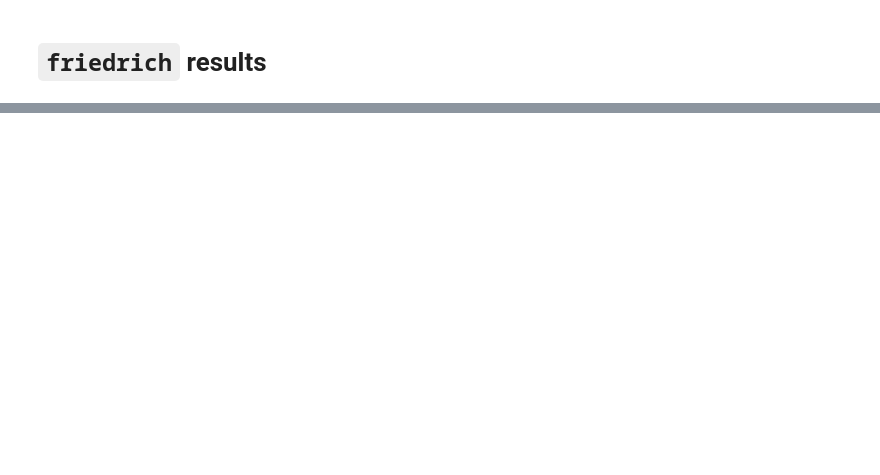
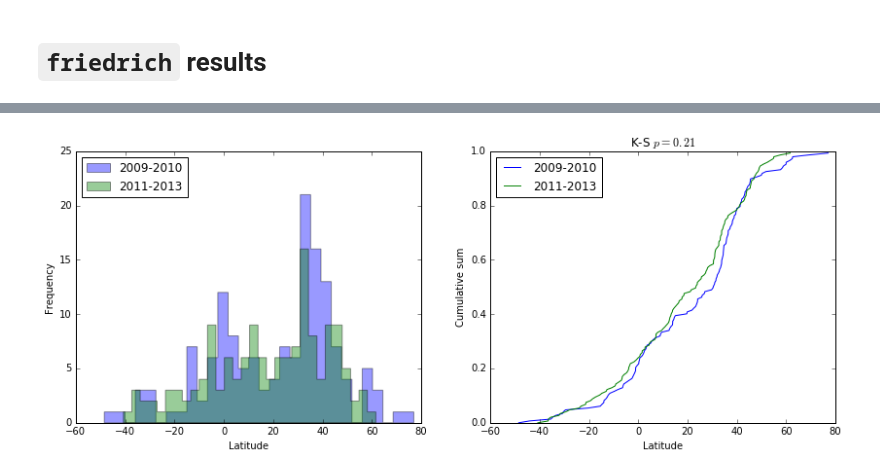
Before and after one commit to bmorris3/friedrich, a Jupyter notebook: hat11/results.ipynb, the cells around one changed output, grey strips where cells are left out. Drawn from its saved outputs; the diff is of its cells as text; code cells hidden in the pictures; blank space fills up the shorter version.

Commit message:
Second hyak run (corrected commit)

```diff
--- a/hat11/results.ipynb
+++ b/hat11/results.ipynb
@@ -18,0 +153,44 @@ ImportError: No module named 'corner'
+# %%
+all_lats = []
+all_lons = []
+all_amps = []
+for transit in transits:
+    for spot in transit.spots:
+        latitude, longitude = times_to_occulted_lat_lon(np.array([spot.t0.value]),
+                                                        transit_params)
+        all_lats.append(latitude)
+        all_lons.append(longitude)
+        all_amps.append(spot.amplitude.value)
+all_lats = np.array(all_lats)
+all_lons = np.array(all_lons)
+all_amps = np.array(all_amps)
+# %%
+strong_lats = all_lats[np.median(all_amps) < all_amps]
+fig, ax = plt.subplots(1, 2, figsize=(14, 5))
+first_half_strong_lats = strong_lats[:int(0.5*len(strong_lats))]
+second_half_strong_lats = strong_lats[-len(first_half_strong_lats):]
+
+nbins = 30
+ax[0].hist(np.degrees(first_half_strong_lats), nbins, histtype='stepfilled',
+           facecolor='b', alpha=0.4, label='2009-2010')
+ax[0].hist(np.degrees(second_half_strong_lats), nbins, histtype='stepfilled',
+           facecolor='g', alpha=0.4, label='2011-2013')
+
+def cumdist(Z):
+    N = len(Z)
+    return np.sort(Z.ravel()), np.arange(N)/N
+
+ax[1].plot(*cumdist(np.degrees(first_half_strong_lats)), label='2009-2010')
+ax[1].plot(*cumdist(np.degrees(second_half_strong_lats)), label='2011-2013')
+
+from scipy.stats import ks_2samp
+ks = ks_2samp(first_half_strong_lats.ravel(), second_half_strong_lats.ravel())
+
+ax[0].legend(loc='upper left')
+ax[0].set(xlabel='Latitude', ylabel='Frequency')
+ax[1].legend(loc='upper left')
+ax[1].set(xlabel='Latitude', ylabel='Cumulative sum',
+          title="K-S $p={0:.2f}$".format(ks.pvalue))
+plt.show()
+# %% [output]
+[figure, added]
```
Also changed, not shown: parts of 5 cells of this notebook.
